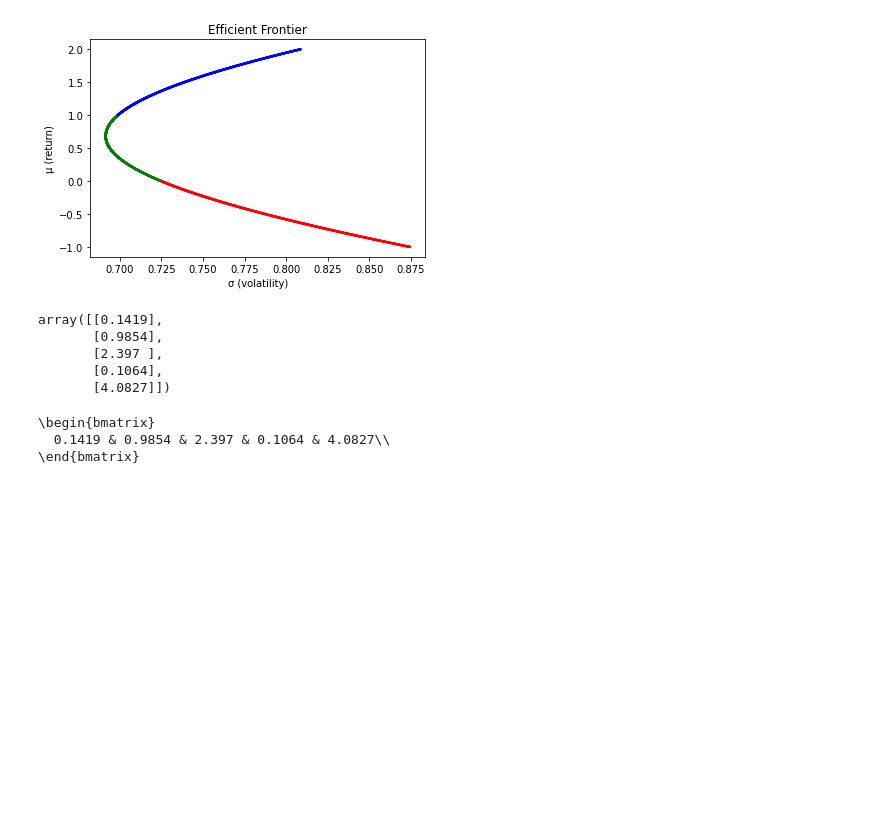
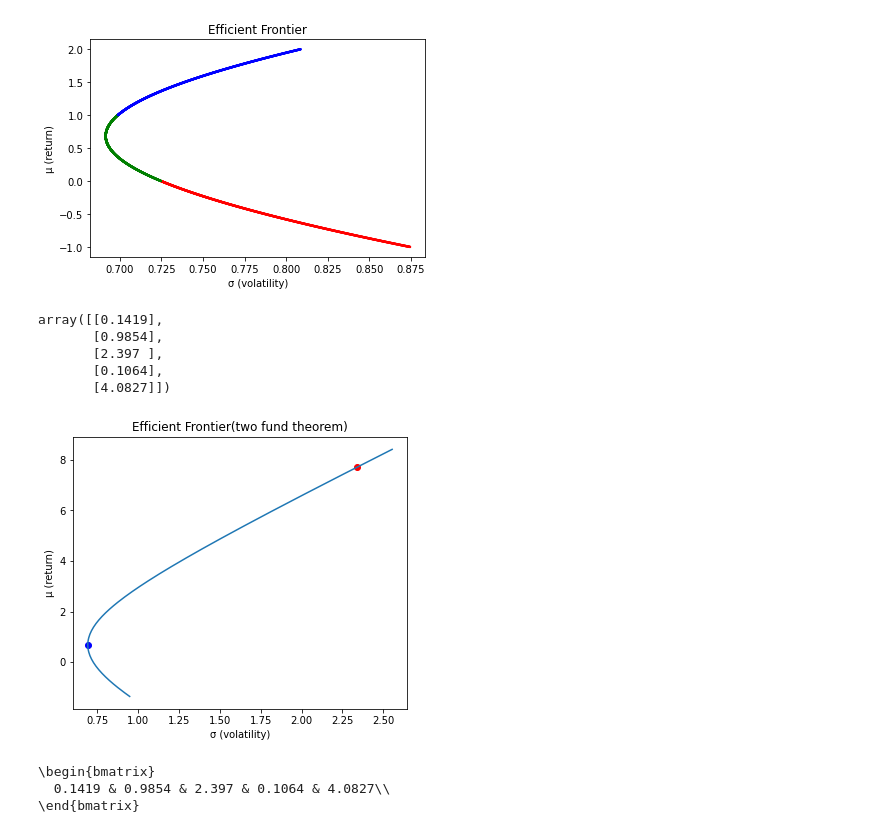
Before and after one commit to gmadurov/Financial-Mathematics, a Jupyter notebook: Assignment3.ipynb, the cells around one changed output. Cells and saved outputs as stored; diff of their text form; code cells hidden in the pictures; blank space fills up the shorter version.

```diff
--- a/Assignment3.ipynb
+++ b/Assignment3.ipynb
@@ -175,50 +184,55 @@ array([[0.1419],
 # %%
 def two_fund_theorem_from_matrix(μ, C, r, show=True, fig=None):
     if not fig:
         fig = plt.figure(figsize=(6, 5))
     ones = np.ones((len(C), 1))
     W_min = inital_W(C)
-    W_market = np.transpose(np.matmul(np.transpose(μ-r*ones), inv(C)) /
-                      np.matmul((np.matmul(np.transpose(μ-r*ones), inv(C))), ones))
+    # W_market = np.transpose(np.matmul(np.transpose(μ-r*ones), inv(C)) /np.matmul((np.matmul(np.transpose(μ-r*ones), inv(C))), ones))
+    W_market = (((μ - r * ones).T @ inv(C)) / ((μ - r * ones).T @ inv(C) @ ones)).T
     μ1, σ21 = get_μσ2(μ, C, W_min, False)
     μ2, σ22 = get_μσ2(μ, C, W_market, False)
+    σ1, σ2 = sqrt(σ21), sqrt(σ22)
     # if μ1 < μ2 and σ21 < σ22:
     #     μ1, σ21, μ2, σ22 = μ2, σ22, μ1, σ21
     μpoints, σpoints, colours = [], [], []
     covMinMarket = np.matmul(np.matmul(np.transpose(W_min), C), W_market)
 
     for w in range(-10, 130):
         w /= 100
         if w < 0:
-            colours.append('red')
+            colours.append("red")
         elif w > 0 and w < 1:
-            colours.append('green')
+            colours.append("green")
         elif w > 1:
-            colours.append('blue')
+            colours.append("blue")
         else:
-            colours.append('black')
-        σv = sqrt(((w**2)*(σ21)) + (2*w*(1-w) *
-                  covMinMarket) + (((1-w)**2)*(σ22)))
-        μv = w*μ1+(1-w)*μ2
+            colours.append("black")
+        σv = sqrt(
+            ((w**2) * (σ21))
+            + (2 * w * (1 - w) * covMinMarket)
+            + (((1 - w) ** 2) * (σ22))
+        )
+        μv = w * μ1 + (1 - w) * μ2
         μpoints.append(μv)
         σpoints.append(σv)
     axarr = fig.add_subplot(1, 1, 1)
     plt.plot(σpoints, μpoints)
     if show:
-        plt.title('Efficient Frontier(two fund theorem)')
-        plt.xlabel('σ (volatility)')
-        plt.ylabel('μ (return)')
-        plt.scatter((σ1), μ1,  c='b')
-        plt.scatter((σ2), μ2,  c='r')
+        plt.title("Efficient Frontier(two fund theorem)")
+        plt.xlabel("σ (volatility)")
+        plt.ylabel("μ (return)")
+        plt.scatter((σ1), μ1, c="b")
+        plt.scatter((σ2), μ2, c="r")
         plt.show()
         return
     return σpoints, μpoints
 
 
-
-r = 1/100
-# two_fund_theorem_from_matrix(μ, C, r)
+r = 1 / 100
+two_fund_theorem_from_matrix(μ, C, r)
 # plotEfficientFrontier(μ, C)
+# %% [output]
+[figure, added]
 # %%
 def two_fund_theorem_from_points(μ1, σ1, μ2, σ2, covMinMarket=0, show=True, fig=None):
     # two_fund_theorem_from_points(market_μ, market_σ, μ_min, σ_min, row, show=False, fig=fig)
```
Also changed, not shown: parts of 5 cells of this notebook, 2 other files.
